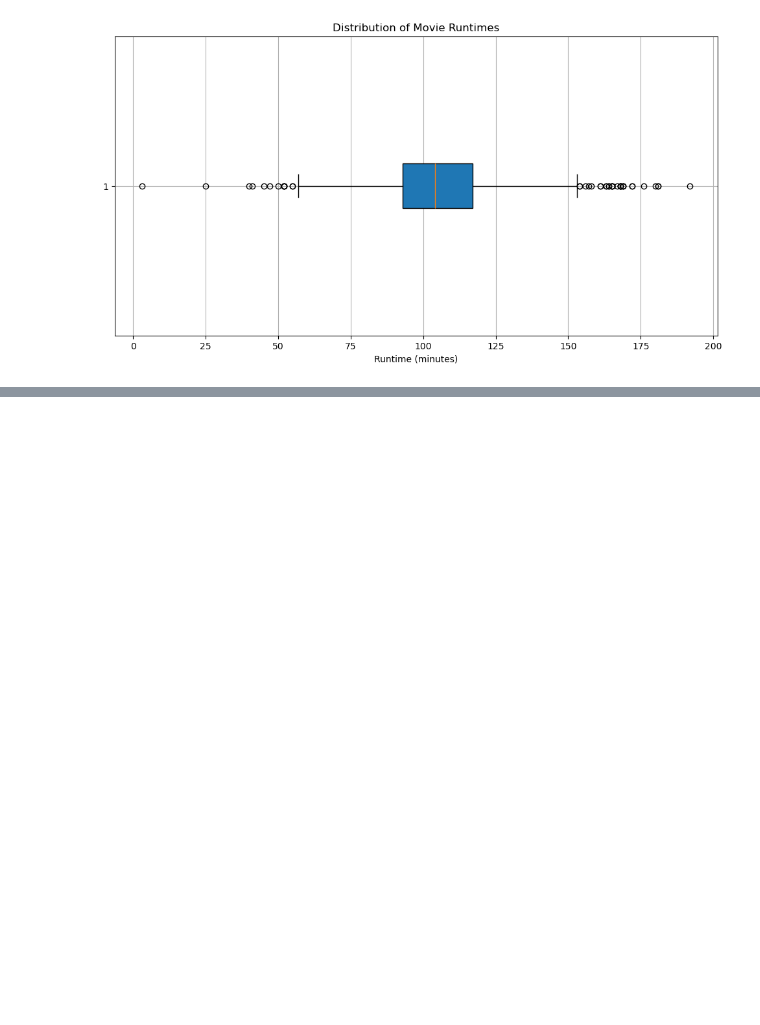
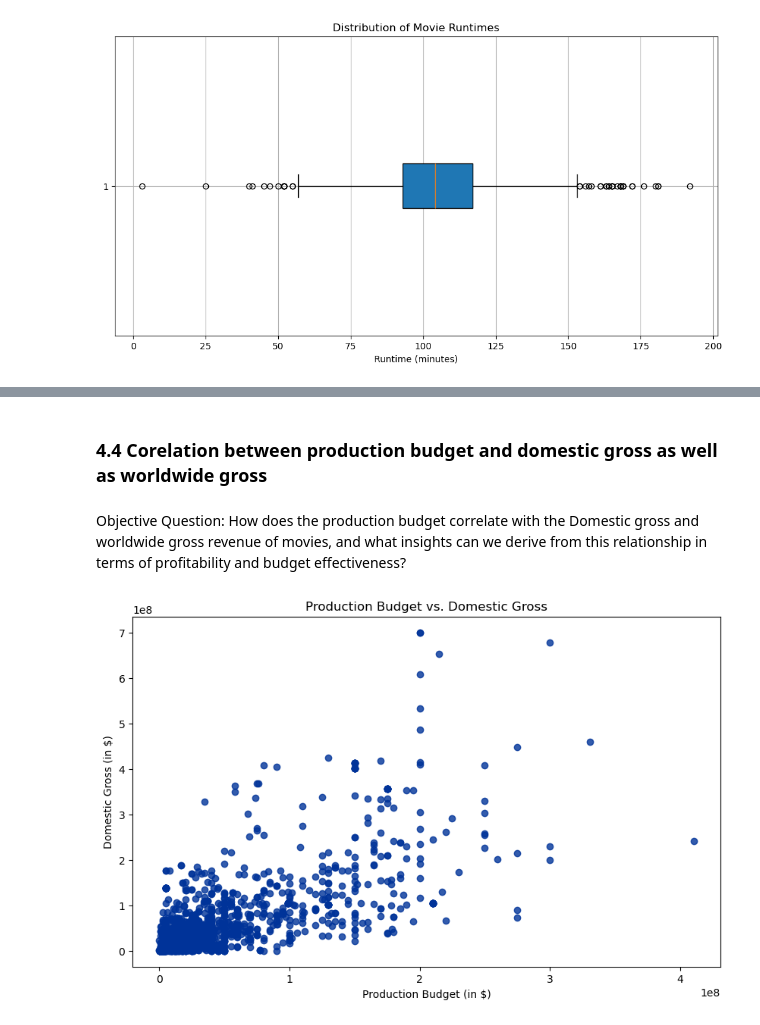
Before and after one commit to PaulMuniu/Microsoft-film-studios-data-analysis, a Jupyter notebook: student.ipynb, the cells around one changed output, grey strips where cells are left out. Drawn from its saved outputs; the diff is of its cells as text; code cells hidden in the pictures; blank space fills up the shorter version.

```diff
--- a/student.ipynb
+++ b/student.ipynb
@@ -873,0 +923,19 @@ We will use a boxplot to answer this.
+# %% [markdown]
+### 4.4 Corelation between production budget and domestic gross as well as worldwide gross
+# %% [markdown]
+Objective Question: How does the production budget correlate with the Domestic gross and worldwide gross revenue of movies, and what insights can we derive from this relationship in terms of profitability and budget effectiveness?
+# %%
+# Prepare the data
+Production_Budget = final_dataset['production_budget']
+Worldwide_Gross = final_dataset['worldwide_gross']
+domestic_gross = final_dataset['domestic_gross_x']
+
+# Plotting production budget vs. domestic gross
+fig, ax = plt.subplots(figsize=(10, 6))
+ax.scatter(Production_Budget, domestic_gross, color="#003399", alpha=0.8)
+ax.set_title('Production Budget vs. Domestic Gross')
+ax.set_xlabel('Production Budget (in $)')
+ax.set_ylabel('Domestic Gross (in $)')
+plt.show();
+# %% [output]
+[figure, added]
```
Also changed, not shown: parts of 6 cells of this notebook.
